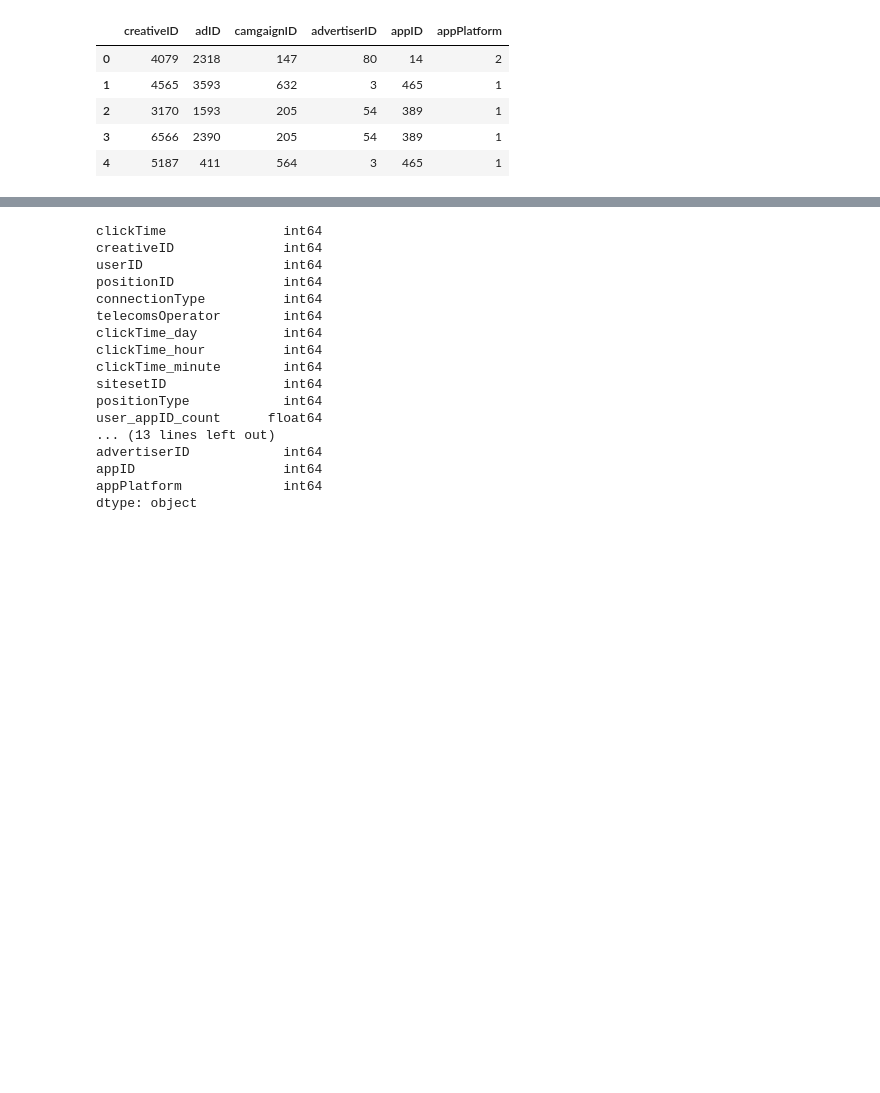
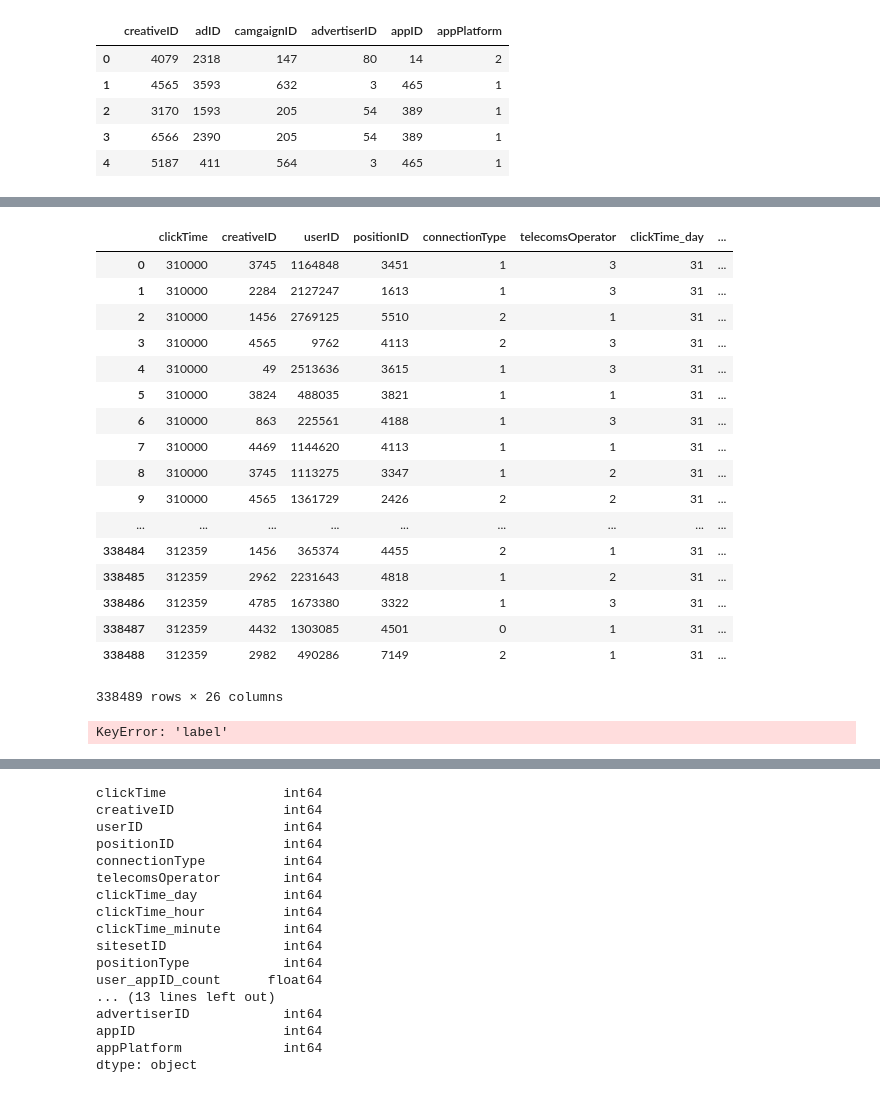
Before and after one commit to Vonfry/tsa-2017, a Jupyter notebook: Surface-603.ipynb, the cells around one changed output, grey strips where cells are left out. Cells and saved outputs as stored; diff of their text form; code cells hidden in the pictures; blank space fills up the shorter version.

```diff
--- a/Surface-603.ipynb
+++ b/Surface-603.ipynb
@@ -322,3 +307,31 @@ test.to_csv('./pre/test26.csv',index=None)
+# %%
+test = pd.read_csv('./pre/test17-28.csv')
+test
+# %% [output]
+|  | clickTime | creativeID | userID | positionID | connectionType | telecomsOperator | clickTime_day | ... |
+| 0 | 310000 | 3745 | 1164848 | 3451 | 1 | 3 | 31 | ... |
+| 1 | 310000 | 2284 | 2127247 | 1613 | 1 | 3 | 31 | ... |
+| 2 | 310000 | 1456 | 2769125 | 5510 | 2 | 1 | 31 | ... |
+| 3 | 310000 | 4565 | 9762 | 4113 | 2 | 3 | 31 | ... |
+| 4 | 310000 | 49 | 2513636 | 3615 | 1 | 3 | 31 | ... |
+| 5 | 310000 | 3824 | 488035 | 3821 | 1 | 1 | 31 | ... |
+| 6 | 310000 | 863 | 225561 | 4188 | 1 | 3 | 31 | ... |
+| 7 | 310000 | 4469 | 1144620 | 4113 | 1 | 1 | 31 | ... |
+| 8 | 310000 | 3745 | 1113275 | 3347 | 1 | 2 | 31 | ... |
+| 9 | 310000 | 4565 | 1361729 | 2426 | 2 | 2 | 31 | ... |
+| ... | ... | ... | ... | ... | ... | ... | ... | ... |
+| 338484 | 312359 | 1456 | 365374 | 4455 | 2 | 1 | 31 | ... |
+| 338485 | 312359 | 2962 | 2231643 | 4818 | 1 | 2 | 31 | ... |
+| 338486 | 312359 | 4785 | 1673380 | 3322 | 1 | 3 | 31 | ... |
+| 338487 | 312359 | 4432 | 1303085 | 4501 | 0 | 1 | 31 | ... |
+| 338488 | 312359 | 2982 | 490286 | 7149 | 2 | 1 | 31 | ... |
+338489 rows × 26 columns
+# %%
+#去掉除label，convertiontime的第二次数据集
+train_label = train['label']
+test_label = test['label']
+# %% [output]
+KeyError: 'label'
 # %%
 train.dtypes
 # %% [output]
```
Also changed, not shown: parts of 19 cells of this notebook.
